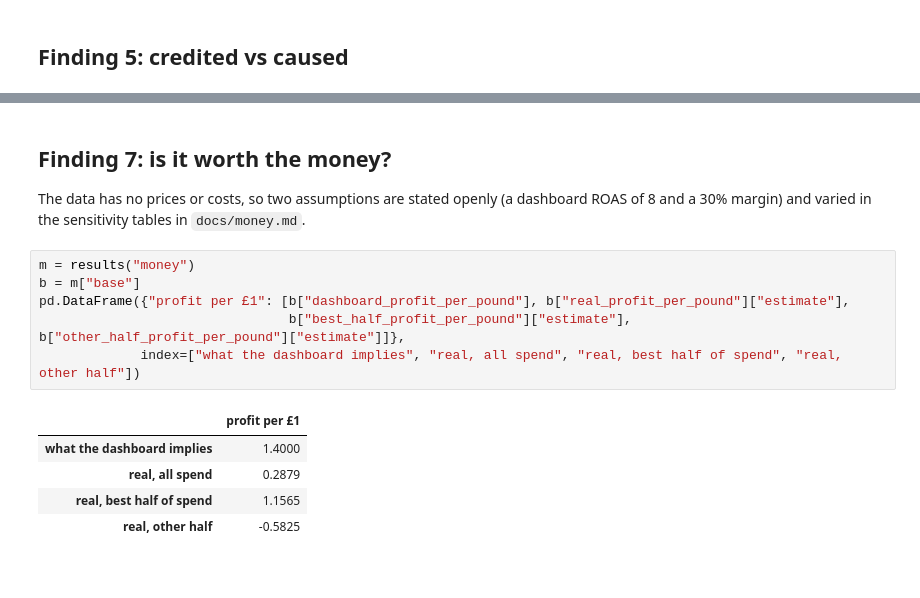
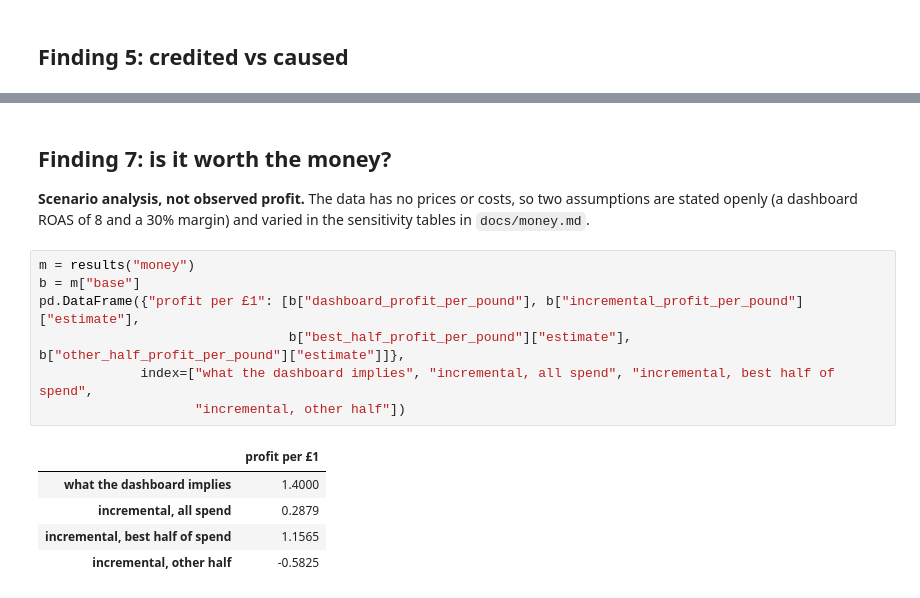
Before and after one commit to sonny-888/Ad-Incrementality, a Jupyter notebook: notebooks/03_lift.ipynb, the cells around one changed output, grey strips where cells are left out. Drawn from its saved outputs; the diff is of its cells as text.

```diff
--- a/notebooks/03_lift.ipynb
+++ b/notebooks/03_lift.ipynb
@@ -83,19 +107,20 @@ show("attribution/credited_vs_caused.png")
 # %% [markdown]
 ## Finding 7: is it worth the money?
 
-The data has no prices or costs, so two assumptions are stated openly (a dashboard ROAS of 8 and a 30% margin) and varied in the sensitivity tables in `docs/money.md`.
+**Scenario analysis, not observed profit.** The data has no prices or costs, so two assumptions are stated openly (a dashboard ROAS of 8 and a 30% margin) and varied in the sensitivity tables in `docs/money.md`.
 # %%
 m = results("money")
 b = m["base"]
-pd.DataFrame({"profit per £1": [b["dashboard_profit_per_pound"], b["real_profit_per_pound"]["estimate"],
+pd.DataFrame({"profit per £1": [b["dashboard_profit_per_pound"], b["incremental_profit_per_pound"]["estimate"],
                                 b["best_half_profit_per_pound"]["estimate"], b["other_half_profit_per_pound"]["estimate"]]},
-             index=["what the dashboard implies", "real, all spend", "real, best half of spend", "real, other half"])
+             index=["what the dashboard implies", "incremental, all spend", "incremental, best half of spend",
+                    "incremental, other half"])
 # %% [output]
 |  | profit per £1 |
 | what the dashboard implies | 1.4000 |
-| real, all spend | 0.2879 |
-| real, best half of spend | 1.1565 |
-| real, other half | -0.5825 |
+| incremental, all spend | 0.2879 |
+| incremental, best half of spend | 1.1565 |
+| incremental, other half | -0.5825 |
 # %%
 show("money/profit_per_pound.png")
 # %% [output]
```
Also changed, not shown: parts of 9 cells of this notebook, 46 other files.
